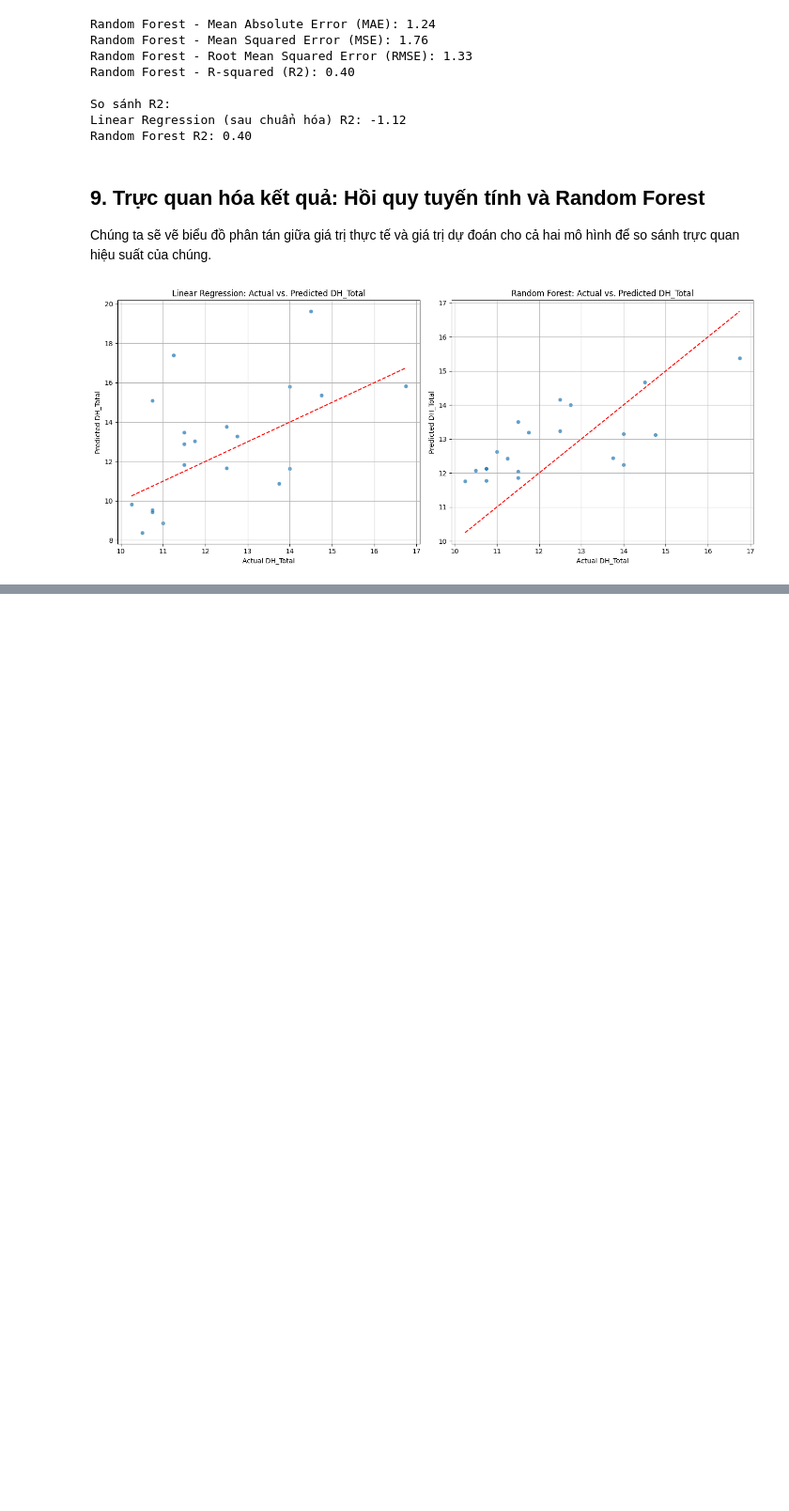
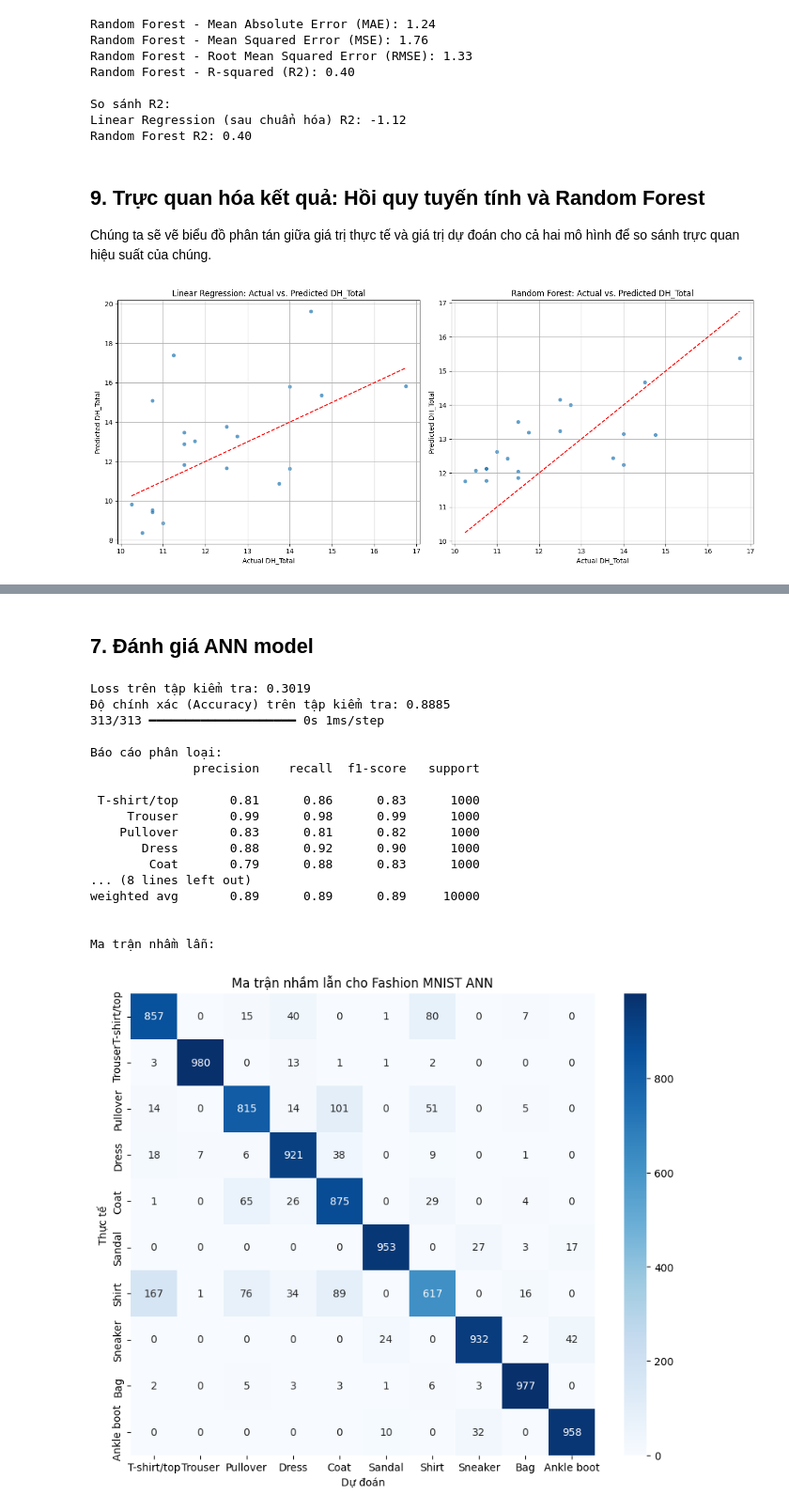
Before and after one commit to HoangThai2k5/THDeepLearning, a Jupyter notebook: Tuan2.ipynb, the cells around one changed output, grey strips where cells are left out. Shown at 94% size. Saved outputs shown, nothing was run; the diff lists cells and outputs as text; code cells hidden in the pictures; blank space fills up the shorter version.

Commit message:
Được tạo bằng Colab

```diff
--- a/Tuan2.ipynb
+++ b/Tuan2.ipynb
@@ -361,0 +571,18 @@ plt.show()
+# %%
+# Định nghĩa Early Stopping callback
+# monitor='val_loss' theo dõi loss trên tập validation
+# patience=10: nếu val_loss không cải thiện trong 10 epoch liên tiếp thì dừng huấn luyện
+# restore_best_weights=True: khôi phục trọng số từ epoch có val_loss tốt nhất
+early_stopping_callback = EarlyStopping(monitor='val_loss', patience=10, restore_best_weights=True)
+
+# Huấn luyện mô hình
+history_fashion = model_ann_fashion.fit(
+    X_train, y_train,
+    epochs=50,  # Có thể đặt số epoch cao, EarlyStopping sẽ giúp dừng lại đúng lúc
+    batch_size=128,
+    validation_data=(X_val, y_val), # Sử dụng tập validation đã tách
+    callbacks=[early_stopping_callback], # Thêm callback EarlyStopping
+    verbose=1 # Hiển thị log huấn luyện
+)
+
+print("Mô hình ANN Fashion MNIST đã được huấn luyện.")
@@ -361,0 +607,46 @@ plt.show()
+# %% [markdown]
+## 7. Đánh giá ANN model
+# %%
+# Đánh giá mô hình trên tập kiểm tra
+loss, accuracy = model_ann_fashion.evaluate(X_test_scaled, y_test_one_hot, verbose=0)
+
+print(f"Loss trên tập kiểm tra: {loss:.4f}")
+print(f"Độ chính xác (Accuracy) trên tập kiểm tra: {accuracy:.4f}")
+
+# Dự đoán nhãn trên tập kiểm tra
+y_pred_fashion_probs = model_ann_fashion.predict(X_test_scaled)
+y_pred_fashion = np.argmax(y_pred_fashion_probs, axis=1)
+y_true_fashion = np.argmax(y_test_one_hot, axis=1)
+
+# Hiển thị báo cáo phân loại
+print("\nBáo cáo phân loại:")
+print(classification_report(y_true_fashion, y_pred_fashion, target_names=class_names))
+
+# Hiển thị ma trận nhầm lẫn
+print("\nMa trận nhầm lẫn:")
+cm = confusion_matrix(y_true_fashion, y_pred_fashion)
+plt.figure(figsize=(10, 8))
+sns.heatmap(cm, annot=True, fmt='d', cmap='Blues', xticklabels=class_names, yticklabels=class_names)
+plt.xlabel('Dự đoán')
+plt.ylabel('Thực tế')
+plt.title('Ma trận nhầm lẫn cho Fashion MNIST ANN')
+plt.show()
+# %% [output]
+Loss trên tập kiểm tra: 0.3019
+Độ chính xác (Accuracy) trên tập kiểm tra: 0.8885
+313/313 ━━━━━━━━━━━━━━━━━━━━ 0s 1ms/step
+
+Báo cáo phân loại:
+              precision    recall  f1-score   support
+
+ T-shirt/top       0.81      0.86      0.83      1000
+     Trouser       0.99      0.98      0.99      1000
+    Pullover       0.83      0.81      0.82      1000
+       Dress       0.88      0.92      0.90      1000
+        Coat       0.79      0.88      0.83      1000
+... (8 lines left out)
+weighted avg       0.89      0.89      0.89     10000
+
+
+Ma trận nhầm lẫn:
+[figure, added]
```
Also changed, not shown: parts of 18 cells of this notebook.
